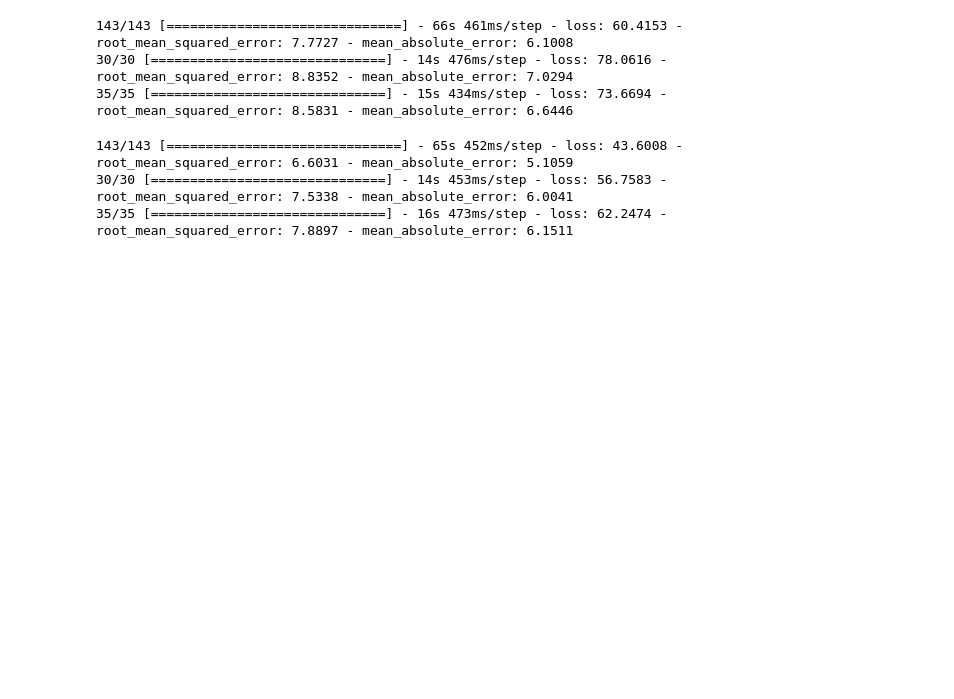
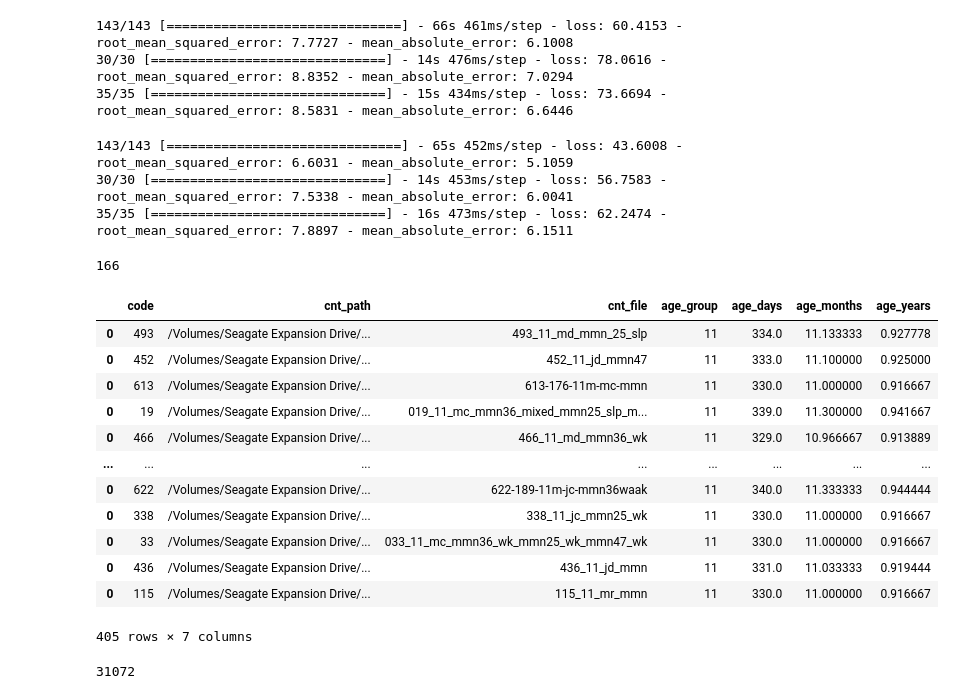
Before and after one commit to epodium/EEG_age_prediction, a Jupyter notebook: Notebooks/Deep learning EEG_model testing_DL.ipynb, the cells around one changed output. Cells and saved outputs as stored; diff of their text form; code cells hidden in the pictures; blank space fills up the shorter version.

```diff
--- a/Notebooks/Deep learning EEG_model testing_DL.ipynb
+++ b/Notebooks/Deep learning EEG_model testing_DL.ipynb
@@ -1279,3 +1283,36 @@ evaluate_model(loaded_model)
 143/143 [==============================] - 65s 452ms/step - loss: 43.6008 - root_mean_squared_error: 6.6031 - mean_absolute_error: 5.1059
 30/30 [==============================] - 14s 453ms/step - loss: 56.7583 - root_mean_squared_error: 7.5338 - mean_absolute_error: 6.0041
 35/35 [==============================] - 16s 473ms/step - loss: 62.2474 - root_mean_squared_error: 7.8897 - mean_absolute_error: 6.1511
+# %%
+len(list(set(df_metadata[df_metadata['age_group'] == 11]['code'].tolist())))
+# %% [output]
+166
+# %%
+df_metadata[df_metadata['age_group'] == 11]
+# %% [output]
+|  | code | cnt_path | cnt_file | age_group | age_days | age_months | age_years |
+| 0 | 493 | /Volumes/Seagate Expansion Drive/... | 493_11_md_mmn_25_slp | 11 | 334.0 | 11.133333 | 0.927778 |
+| 0 | 452 | /Volumes/Seagate Expansion Drive/... | 452_11_jd_mmn47 | 11 | 333.0 | 11.100000 | 0.925000 |
+| 0 | 613 | /Volumes/Seagate Expansion Drive/... | 613-176-11m-mc-mmn | 11 | 330.0 | 11.000000 | 0.916667 |
+| 0 | 19 | /Volumes/Seagate Expansion Drive/... | 019_11_mc_mmn36_mixed_mmn25_slp_m... | 11 | 339.0 | 11.300000 | 0.941667 |
+| 0 | 466 | /Volumes/Seagate Expansion Drive/... | 466_11_md_mmn36_wk | 11 | 329.0 | 10.966667 | 0.913889 |
+| ... | ... | ... | ... | ... | ... | ... | ... |
+| 0 | 622 | /Volumes/Seagate Expansion Drive/... | 622-189-11m-jc-mmn36waak | 11 | 340.0 | 11.333333 | 0.944444 |
+| 0 | 338 | /Volumes/Seagate Expansion Drive/... | 338_11_jc_mmn25_wk | 11 | 330.0 | 11.000000 | 0.916667 |
+| 0 | 33 | /Volumes/Seagate Expansion Drive/... | 033_11_mc_mmn36_wk_mmn25_wk_mmn47_wk | 11 | 330.0 | 11.000000 | 0.916667 |
+| 0 | 436 | /Volumes/Seagate Expansion Drive/... | 436_11_jd_mmn | 11 | 331.0 | 11.033333 | 0.919444 |
+| 0 | 115 | /Volumes/Seagate Expansion Drive/... | 115_11_mr_mmn | 11 | 330.0 | 11.000000 | 0.916667 |
+405 rows × 7 columns
+# %%
+import zarr
+
+count = 0
+
+for i, row in df_metadata[df_metadata['age_group'] == 47].iterrows():
+    filename = os.path.join(PATH_DATA_PROCESSED_DL, 'processed_raw_' + row['cnt_file'] + '.zarr')
+    file = zarr.open(os.path.join(filename), mode='r')
+    count += len(file)
+
+print(count)
+# %% [output]
+31072
```
Also changed, not shown: parts of 7 cells of this notebook.
